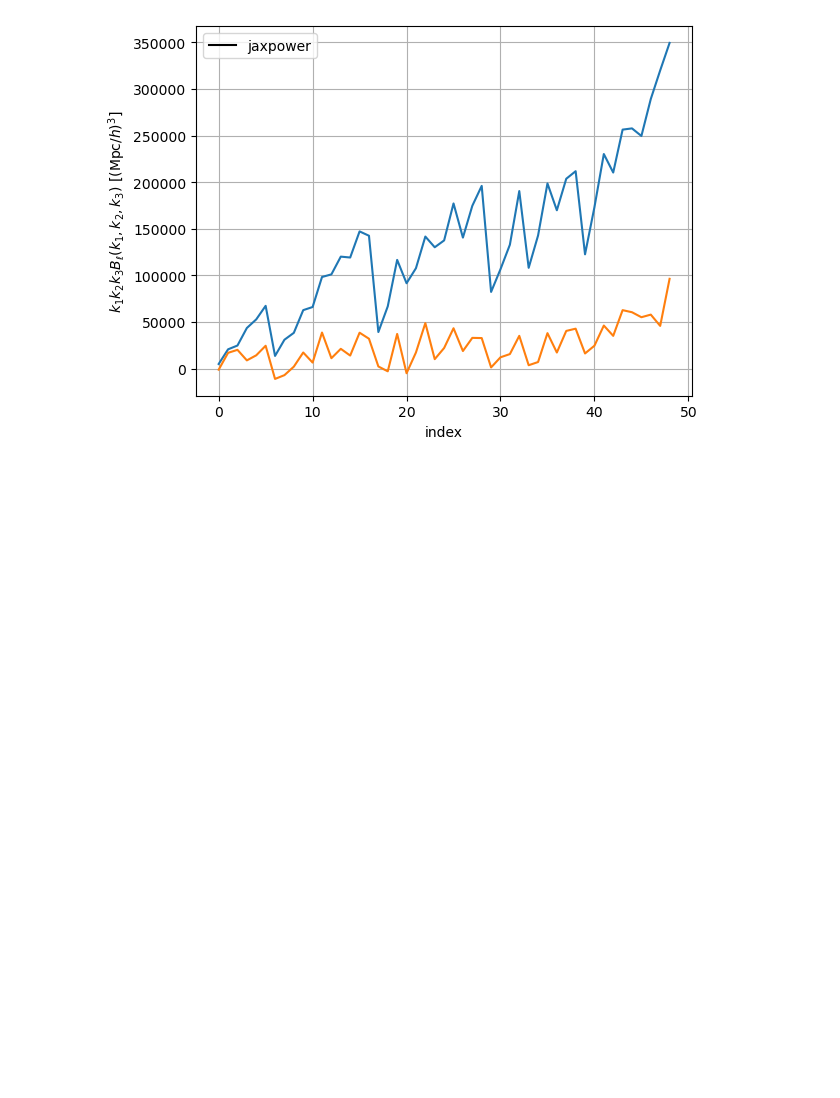
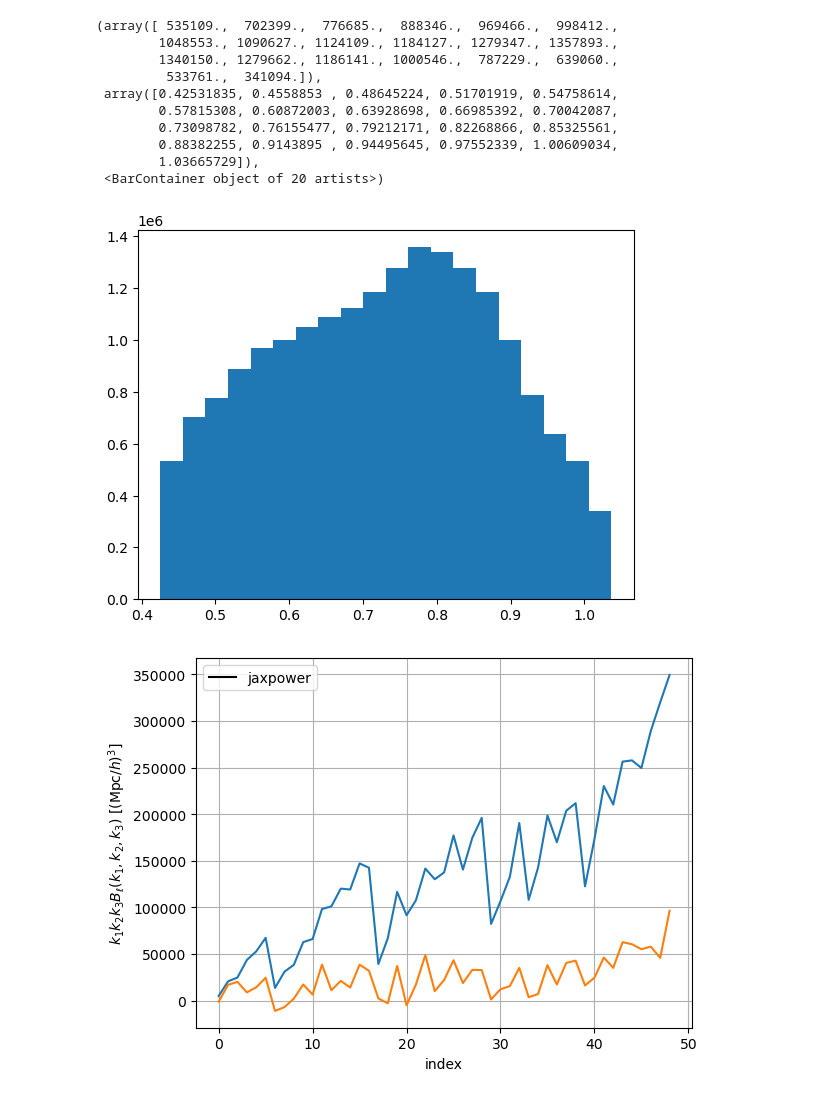
Before and after one commit to adematti/jax-power, a Jupyter notebook: scripts/abacus_hf.ipynb, the cells around one changed output. Saved outputs shown, nothing was run; the diff lists cells and outputs as text; code cells hidden in the pictures; blank space fills up the shorter version.

```diff
--- a/scripts/abacus_hf.ipynb
+++ b/scripts/abacus_hf.ipynb
@@ -42,3 +42,20 @@ plt.show()
+# %%
+fn = '/global/cfs/cdirs/desi/mocks/cai/holi/v1/lrg/v1.0/lrg_real12_full_sky.npz'
+import numpy as np
+data = np.load(fn)
+plt.hist(data['z'], bins=20),
+# %% [output]
+(array([ 535109.,  702399.,  776685.,  888346.,  969466.,  998412.,
+        1048553., 1090627., 1124109., 1184127., 1279347., 1357893.,
+        1340150., 1279662., 1186141., 1000546.,  787229.,  639060.,
+         533761.,  341094.]),
+ array([0.42531835, 0.4558853 , 0.48645224, 0.51701919, 0.54758614,
+        0.57815308, 0.60872003, 0.63928698, 0.66985392, 0.70042087,
+        0.73098782, 0.76155477, 0.79212171, 0.82268866, 0.85325561,
+        0.88382255, 0.9143895 , 0.94495645, 0.97552339, 1.00609034,
+        1.03665729]),
+ <BarContainer object of 20 artists>)
+[figure, added]
 # %%
 spectrum = Spectrum3Poles.load(get_measurement_fn(imock=imock, **catalog_args, kind='mesh3spectrum_scoccimarro'))
 
```
Also changed, not shown: parts of 1 cell of this notebook, 6 other files.
